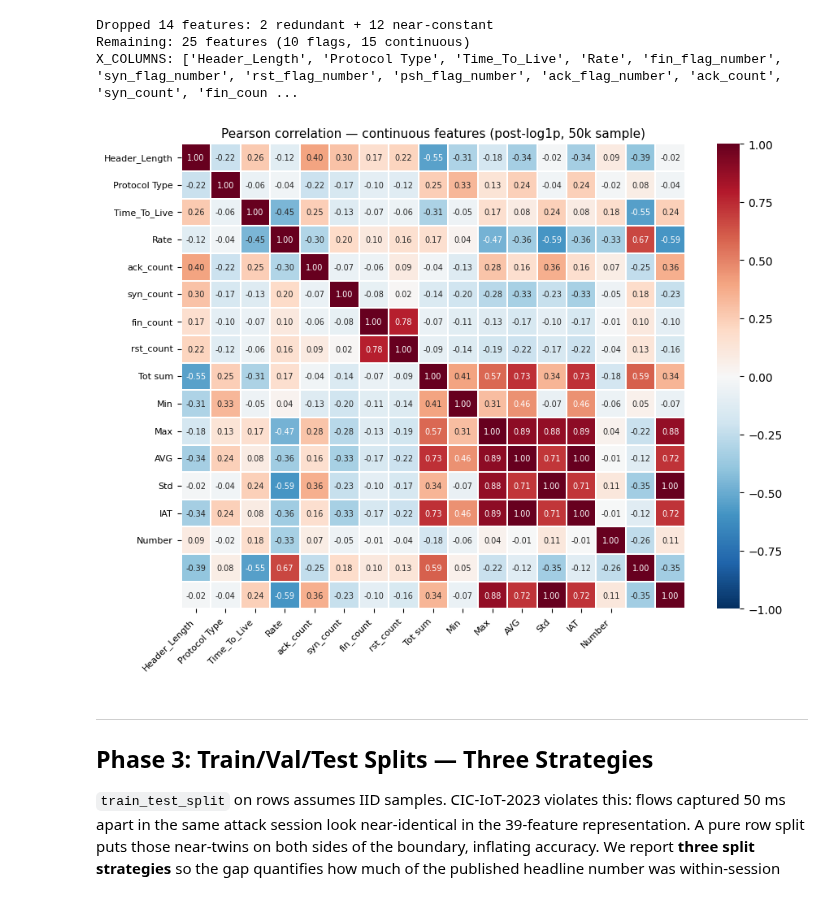
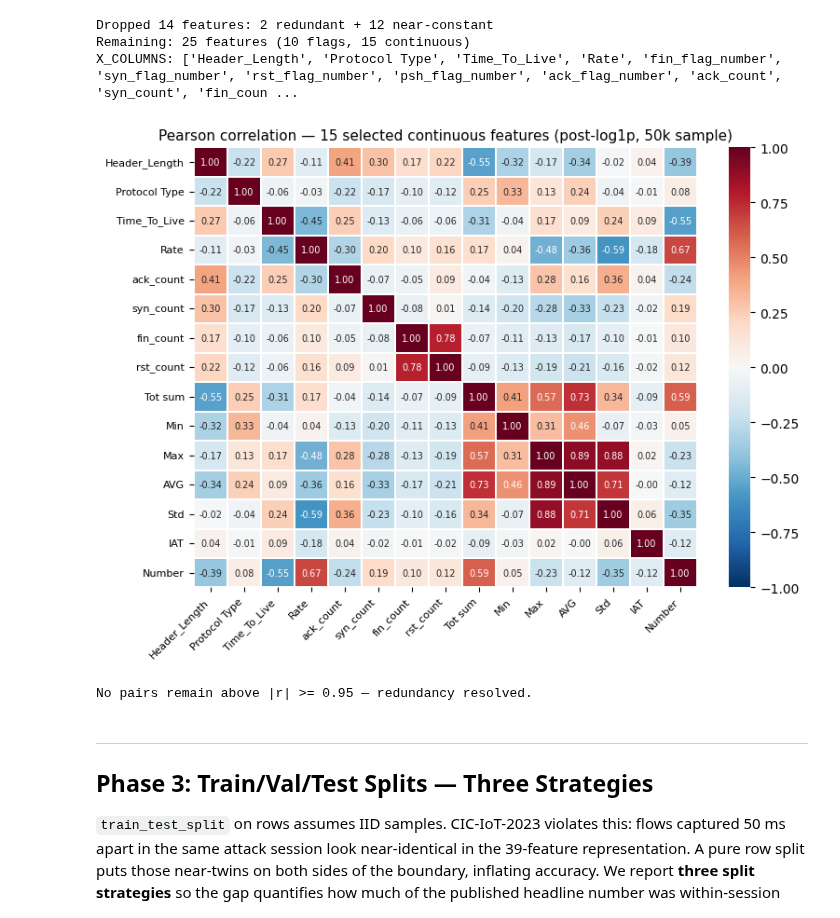
Before and after one commit to RaresMarta/cic-iot2023-detection-system, a Jupyter notebook: ids_pipeline.ipynb, the cells around one changed output. Drawn from its saved outputs; the diff is of its cells as text; code cells hidden in the pictures.

```diff
--- a/ids_pipeline.ipynb
+++ b/ids_pipeline.ipynb
@@ -515,22 +618,44 @@ Dropped 14 features: 2 redundant + 12 near-constant
 Remaining: 25 features (10 flags, 15 continuous)
 X_COLUMNS: ['Header_Length', 'Protocol Type', 'Time_To_Live', 'Rate', 'fin_flag_number', 'syn_flag_number', 'rst_flag_number', 'psh_flag_number', 'ack_flag_number', 'ack_count', 'syn_count', 'fin_coun ...
 # %%
-# heat map of correlations between the remaining features
-fig, ax = plt.subplots(figsize=(9, 7))
+# Pearson correlation on the SELECTED feature set — recomputed here, NOT the
+# pre-selection matrix. LOG_COLUMNS was reassigned to the kept continuous
+# features in the selection cell above, so this reflects the model's real inputs.
+_n_corr2 = min(50_000, df.shape[0])
+_cont2 = df.sample(n=_n_corr2, seed=SEED).select(LOG_COLUMNS).to_numpy().astype(np.float64)
+_cont2 = np.where(np.isnan(_cont2), np.nanmean(_cont2, axis=0), _cont2)
+corr_selected = np.corrcoef(_cont2.T)
+
+fig, ax = plt.subplots(figsize=(8, 6))
 sns.heatmap(
-    corr, xticklabels=LOG_COLUMNS, yticklabels=LOG_COLUMNS,
+    corr_selected, xticklabels=LOG_COLUMNS, yticklabels=LOG_COLUMNS,
     cmap='RdBu_r', center=0, vmin=-1, vmax=1,
     annot=True, fmt='.2f', annot_kws={'size': 7},
     linewidths=0.3, ax=ax,
 )
-ax.set_title('Pearson correlation — continuous features (post-log1p, 50k sample)', fontsize=11)
+ax.set_title(f'Pearson correlation — {len(LOG_COLUMNS)} selected continuous features (post-log1p, 50k sample)', fontsize=11)
 plt.xticks(rotation=45, ha='right', fontsize=8)
 plt.yticks(rotation=0, fontsize=8)
 plt.tight_layout()
-plt.savefig('docs/report/figures/pearson_corr.png', dpi=140, bbox_inches='tight')
+plt.savefig('docs/report/figures/pearson_corr_selected.png', dpi=140, bbox_inches='tight')
 plt.show()
+
+_remaining = [
+    (LOG_COLUMNS[i], LOG_COLUMNS[j], corr_selected[i, j])
+    for i in range(len(LOG_COLUMNS))
+    for j in range(i + 1, len(LOG_COLUMNS))
+    if abs(corr_selected[i, j]) >= 0.95
+]
+if _remaining:
+    print('Pairs still above |r| >= 0.95 after selection:')
+    for a, b, r in sorted(_remaining, key=lambda x: -abs(x[2])):
+        print(f'  {a} <-> {b}: r = {r:.3f}')
+else:
+    print('No pairs remain above |r| >= 0.95 — redundancy resolved.')
+del _cont2
 # %% [output]
-[figure, old version]
+[figure, new version]
+No pairs remain above |r| >= 0.95 — redundancy resolved.
 # %% [markdown]
 ---
 ## Phase 3: Train/Val/Test Splits — Three Strategies
```
Also changed, not shown: parts of 12 cells of this notebook, 1 other file.
